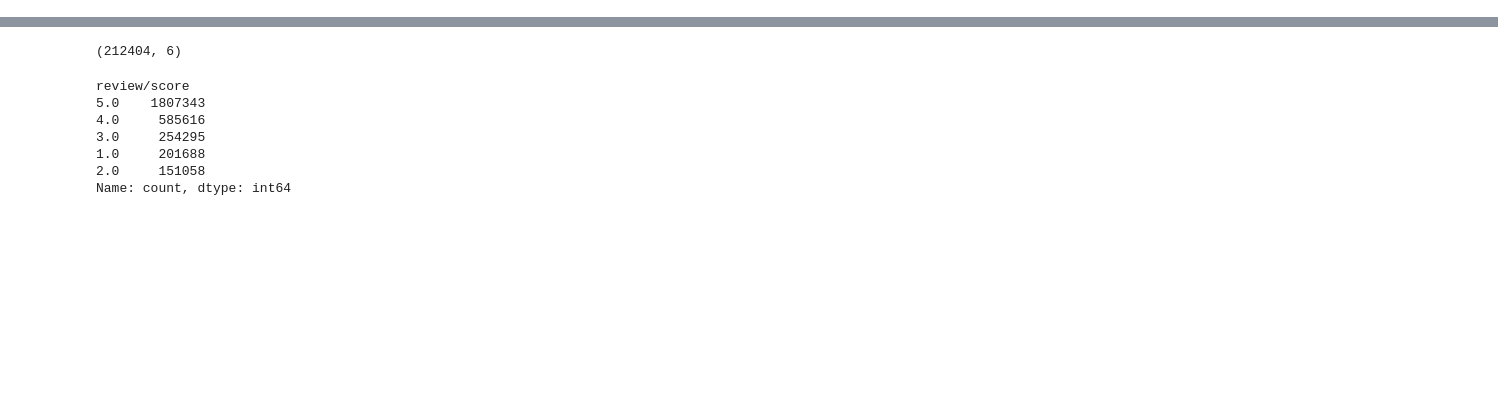
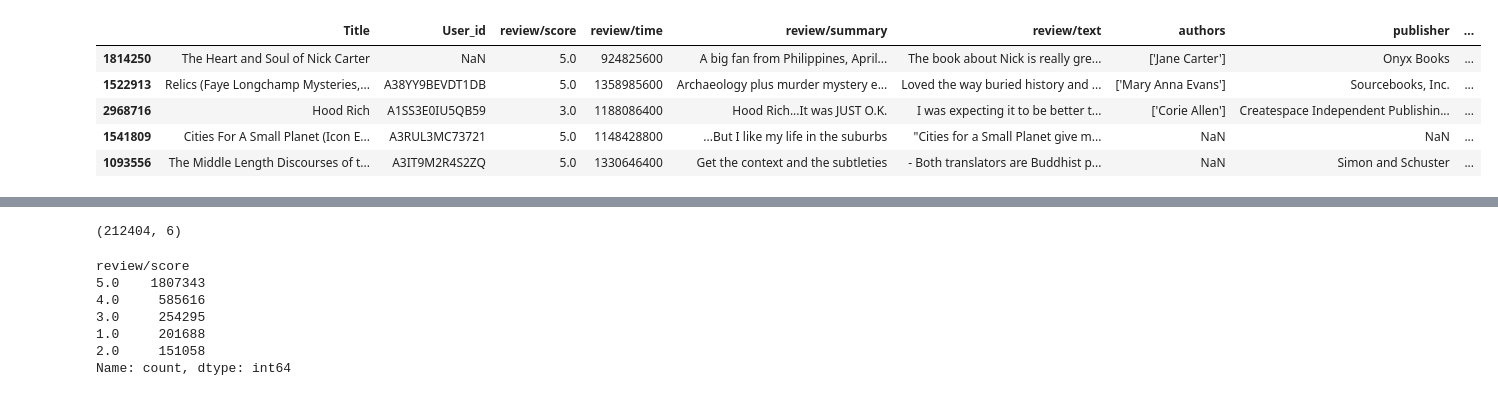
Before and after one commit to arnaldochm/final_project_nlp, a Jupyter notebook: notebooks/notebook.ipynb, the cells around one changed output, grey strips where cells are left out. Saved outputs shown, nothing was run; the diff lists cells and outputs as text; code cells hidden in the pictures; blank space fills up the shorter version.

```diff
--- a/notebooks/notebook.ipynb
+++ b/notebooks/notebook.ipynb
@@ -153,0 +244,9 @@ df_data_processed = df_data_raw.drop(['image','previewLink','infoLink','ratingsC
+# %%
+df_all_data_processed.sample(5)
+# %% [output]
+|  | Title | User_id | review/score | review/time | review/summary | review/text | authors | publisher | ... |
+| 1814250 | The Heart and Soul of Nick Carter | NaN | 5.0 | 924825600 | A big fan from Philippines, April... | The book about Nick is really gre... | ['Jane Carter'] | Onyx Books | ... |
+| 1522913 | Relics (Faye Longchamp Mysteries,... | A38YY9BEVDT1DB | 5.0 | 1358985600 | Archaeology plus murder mystery e... | Loved the way buried history and ... | ['Mary Anna Evans'] | Sourcebooks, Inc. | ... |
+| 2968716 | Hood Rich | A1SS3E0IU5QB59 | 3.0 | 1188086400 | Hood Rich...It was JUST O.K. | I was expecting it to be better t... | ['Corie Allen'] | Createspace Independent Publishin... | ... |
+| 1541809 | Cities For A Small Planet (Icon E... | A3RUL3MC73721 | 5.0 | 1148428800 | ...But I like my life in the suburbs | "Cities for a Small Planet give m... | NaN | NaN | ... |
+| 1093556 | The Middle Length Discourses of t... | A3IT9M2R4S2ZQ | 5.0 | 1330646400 | Get the context and the subtleties | - Both translators are Buddhist p... | NaN | Simon and Schuster | ... |
```
Also changed, not shown: parts of 30 cells of this notebook.
